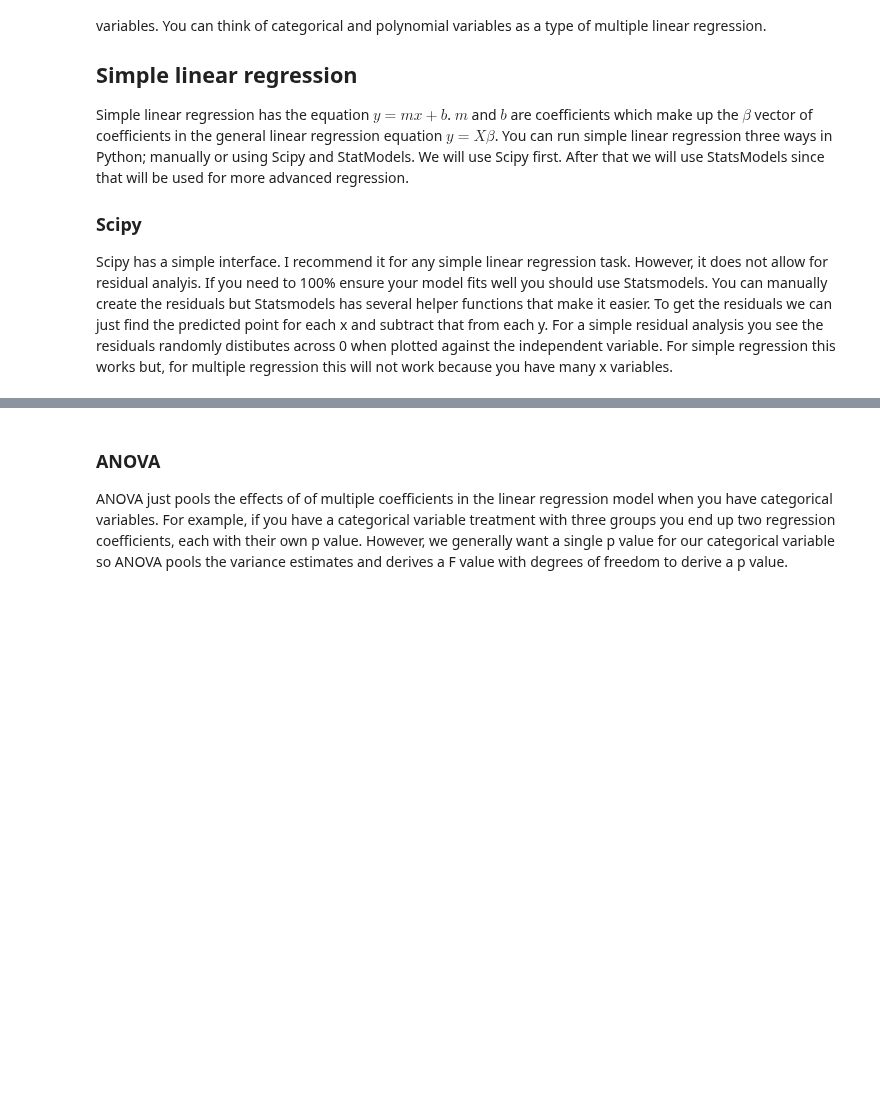
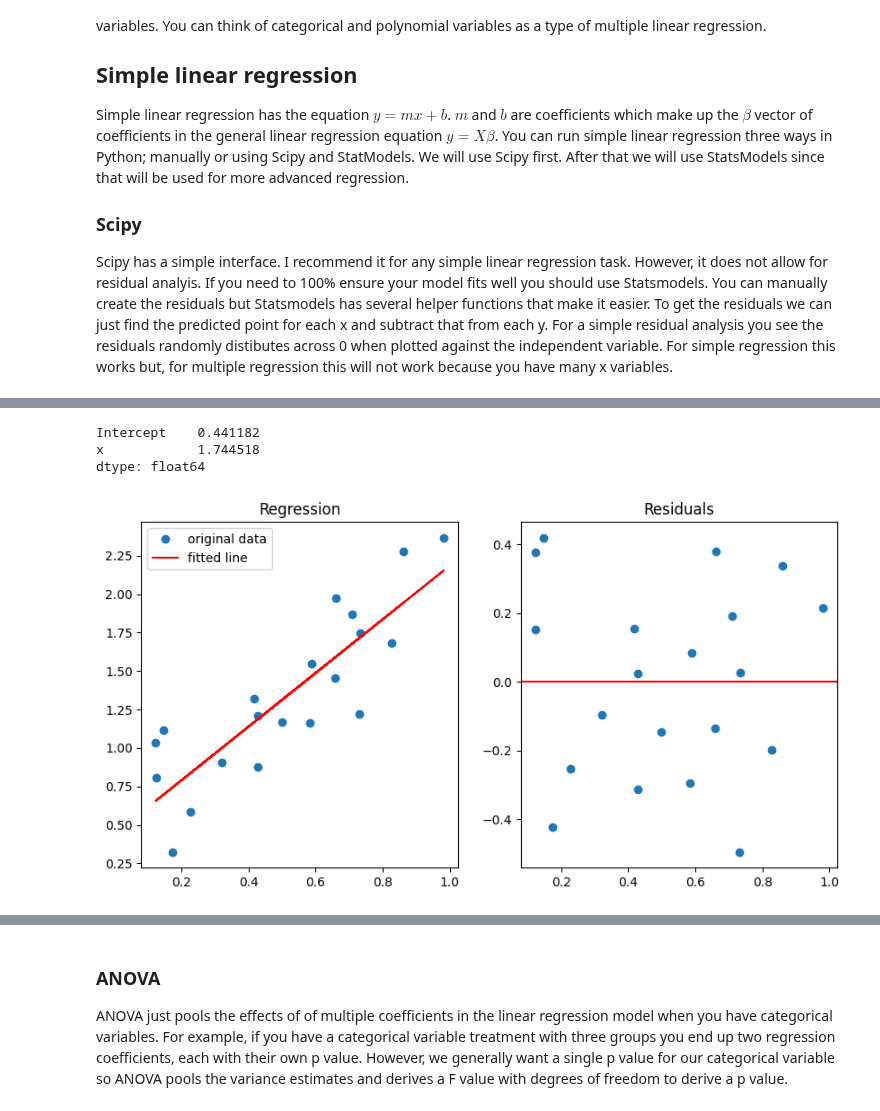
Before and after one commit to LarsHenrikNelson/PatchClampHandbook, a Jupyter notebook: nb/regression.ipynb, the cells around one changed output, grey strips where cells are left out. Cells and saved outputs as stored; diff of their text form; code cells hidden in the pictures; blank space fills up the shorter version.

```diff
--- a/nb/regression.ipynb
+++ b/nb/regression.ipynb
@@ -51,0 +77,18 @@ By hand is really not by hand but we do have to do some prepocessing. If you wan
+# %%
+ols_formula_model = ols("y~x", data={"y":y, "x":x})
+formula_fit = ols_formula_model.fit()
+y_fit = formula_fit.predict(exog=dict(x=x))
+fig, ax = plt.subplots(ncols=2, figsize=(10,5))
+ax[0].plot(x, y, "o", label="original data")
+ax[0].plot(x, y_fit, "r", label="fitted line")
+ax[0].set_title("Regression")
+ax[0].legend()
+ax[1].set_title("Residuals")
+ax[1].axhline(0, color="red")
+_ = ax[1].plot(x, formula_fit.resid, "o")
+print(formula_fit.params)
+# %% [output]
+Intercept    0.441182
+x            1.744518
+dtype: float64
+[figure, added]
```
Also changed, not shown: parts of 8 cells of this notebook, 1 other file.
